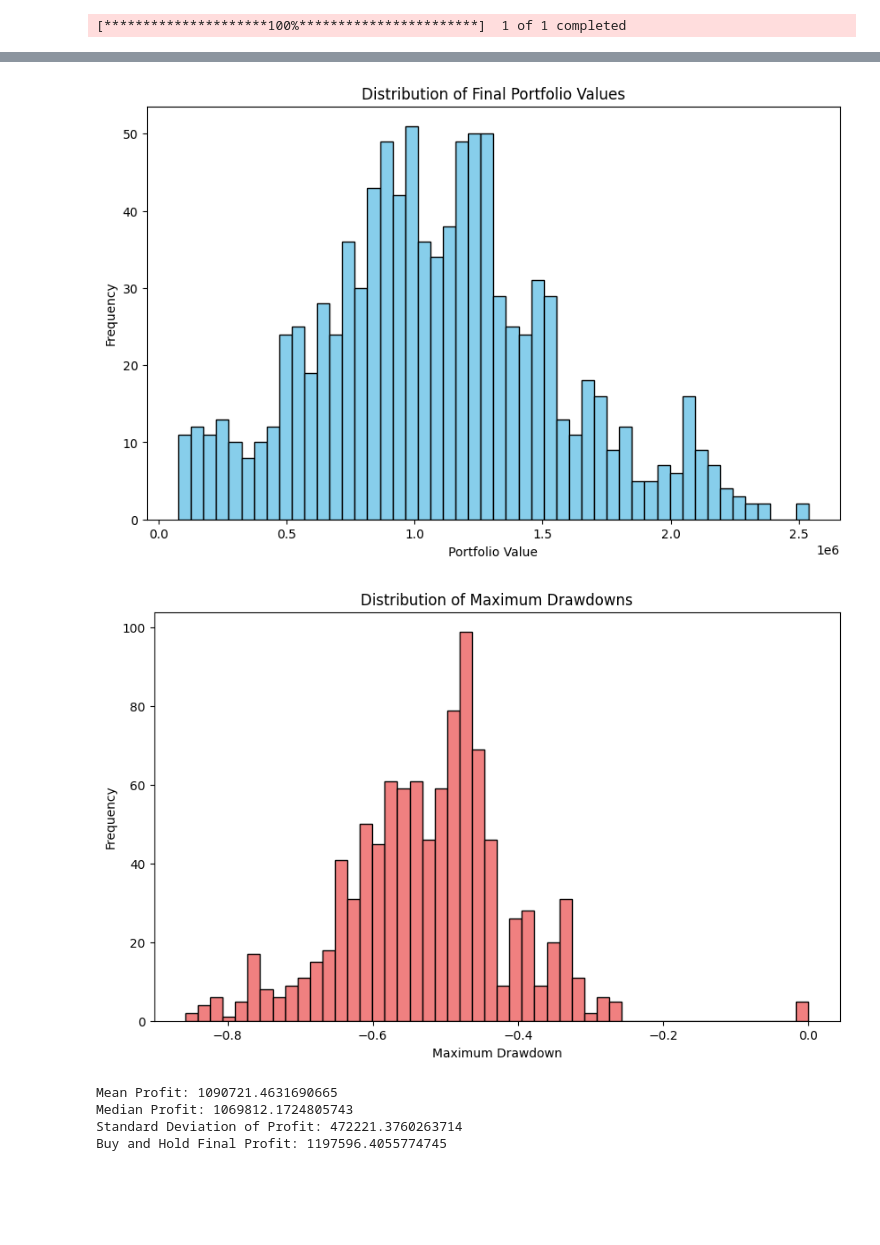
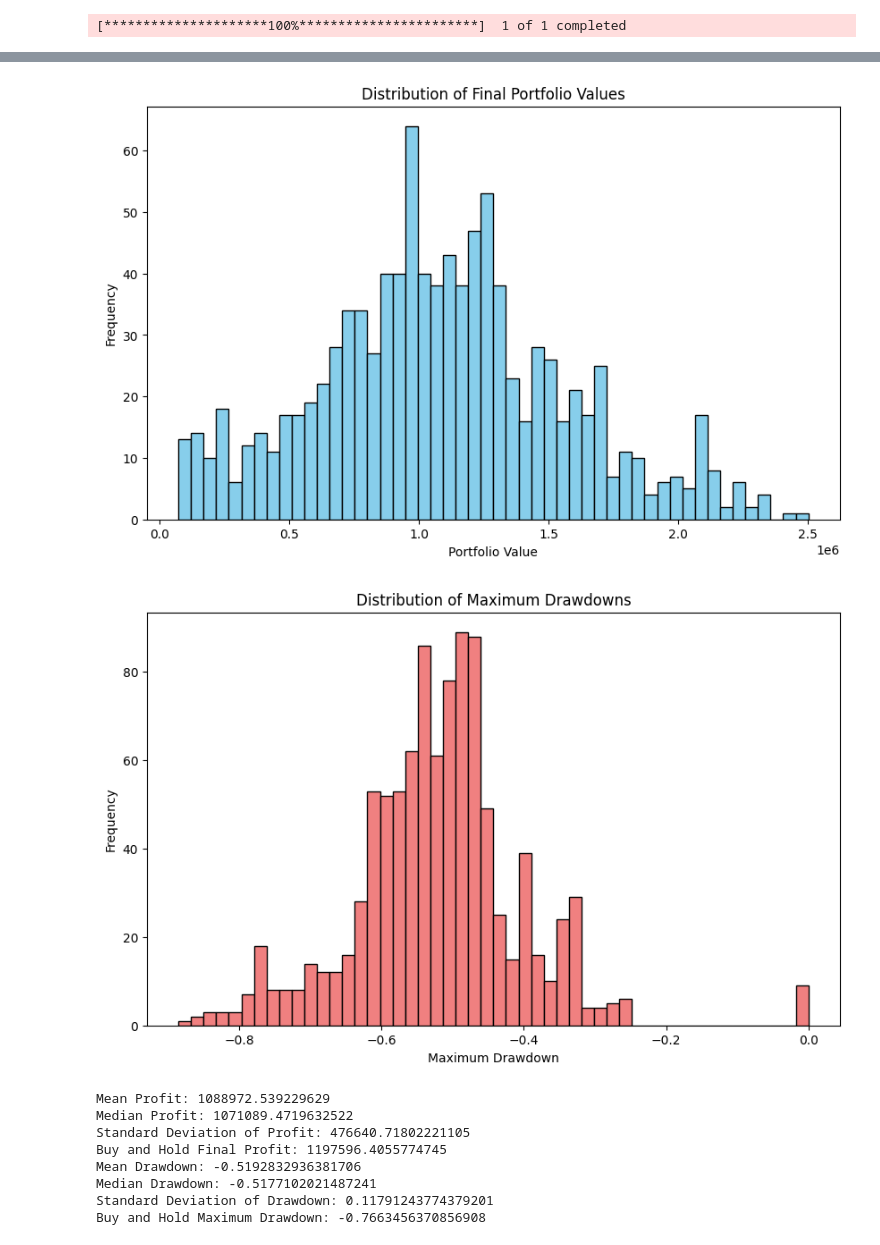
Before and after one commit to kridtapon/Monte-carlo-Simulation-for-Trend-Power-SMA-ADX-, a Jupyter notebook: Monte_carlo_Simulation_for_Trend_Power_(SMA+ADX).ipynb, the cells around one changed output, grey strips where cells are left out. Cells and saved outputs as stored; diff of their text form; code cells hidden in the pictures; blank space fills up the shorter version.

```diff
--- a/Monte_carlo_Simulation_for_Trend_Power_(SMA+ADX).ipynb
+++ b/Monte_carlo_Simulation_for_Trend_Power_(SMA+ADX).ipynb
@@ -101,6 +101,15 @@ buy_and_hold_value = initial_cash * (df['Close'] / df['Close'].iloc[0])
 # Buy-and-Hold final profit
 buy_and_hold_final_profit = buy_and_hold_value[-1] - initial_cash
 
+# Calculate Buy and Hold drawdown
+buy_and_hold_drawdowns = buy_and_hold_value / np.maximum.accumulate(buy_and_hold_value) - 1
+max_buy_and_hold_drawdown = buy_and_hold_drawdowns.min()
+
+# Calculate mean, median, and standard deviation of drawdowns
+mean_drawdown = np.mean(max_drawdowns)
+median_drawdown = np.median(max_drawdowns)
+std_dev_drawdown = np.std(max_drawdowns)
+
 # Plot results
 plt.figure(figsize=(12, 8))
 
@@ -140,5 +149,9 @@ print(f"Mean Profit: {mean_profit}")
 print(f"Median Profit: {median_profit}")
 print(f"Standard Deviation of Profit: {std_dev_profit}")
 print(f"Buy and Hold Final Profit: {buy_and_hold_final_profit}")
+print(f"Mean Drawdown: {mean_drawdown}")
+print(f"Median Drawdown: {median_drawdown}")
+print(f"Standard Deviation of Drawdown: {std_dev_drawdown}")
+print(f"Buy and Hold Maximum Drawdown: {max_buy_and_hold_drawdown}")
 # %% [output]
 [*********************100%***********************]  1 of 1 completed
@@ -146,6 +159,10 @@ print(f"Buy and Hold Final Profit: {buy_and_hold_final_profit}")
-[figure, old version]
+[figure, new version]
-[figure, old version]
+[figure, new version]
-Mean Profit: 1090721.4631690665
-Median Profit: 1069812.1724805743
-Standard Deviation of Profit: 472221.3760263714
+Mean Profit: 1088972.539229629
+Median Profit: 1071089.4719632522
+Standard Deviation of Profit: 476640.71802221105
 Buy and Hold Final Profit: 1197596.4055774745
+Mean Drawdown: -0.5192832936381706
+Median Drawdown: -0.5177102021487241
+Standard Deviation of Drawdown: 0.11791243774379201
+Buy and Hold Maximum Drawdown: -0.7663456370856908
```
Also changed, not shown: parts of 1 cell of this notebook.
